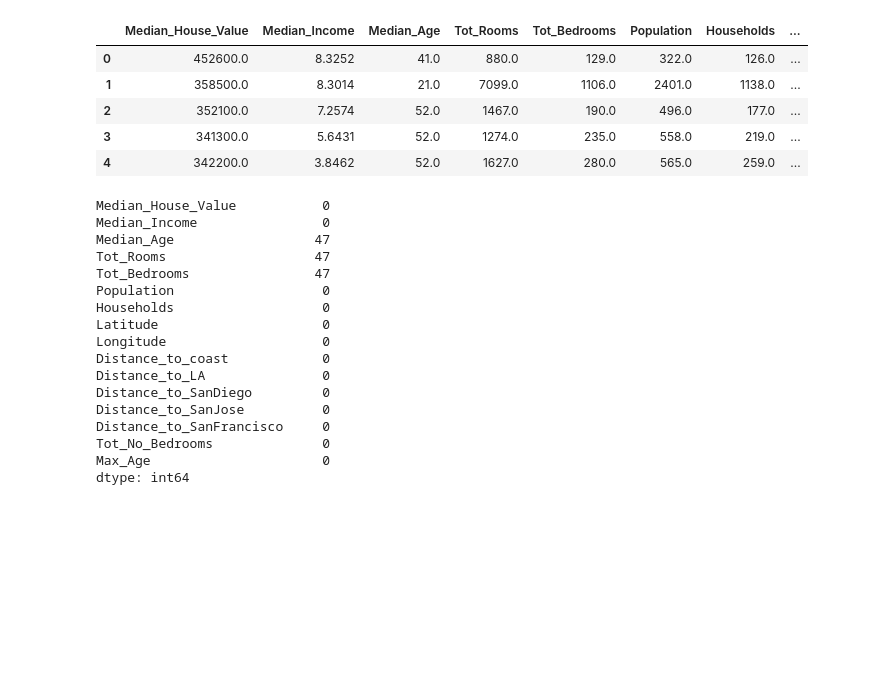
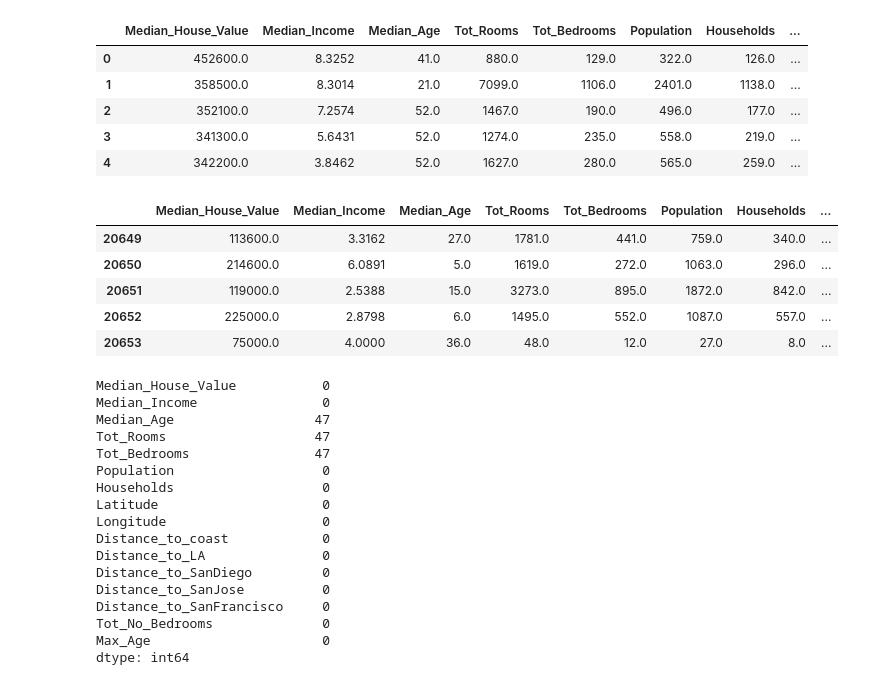
Before and after one commit to Fulin-ZHANG/Python_Group_Project, a Jupyter notebook: Session_02_project.ipynb, the cells around one changed output. Drawn from its saved outputs; the diff is of its cells as text; code cells hidden in the pictures; blank space fills up the shorter version.

```diff
--- a/Session_02_project.ipynb
+++ b/Session_02_project.ipynb
@@ -69,6 +78,15 @@ df.head()
 | 2 | 352100.0 | 7.2574 | 52.0 | 1467.0 | 190.0 | 496.0 | 177.0 | ... |
 | 3 | 341300.0 | 5.6431 | 52.0 | 1274.0 | 235.0 | 558.0 | 219.0 | ... |
 | 4 | 342200.0 | 3.8462 | 52.0 | 1627.0 | 280.0 | 565.0 | 259.0 | ... |
+# %%
+df.tail(5)
+# %% [output]
+|  | Median_House_Value | Median_Income | Median_Age | Tot_Rooms | Tot_Bedrooms | Population | Households | ... |
+| 20649 | 113600.0 | 3.3162 | 27.0 | 1781.0 | 441.0 | 759.0 | 340.0 | ... |
+| 20650 | 214600.0 | 6.0891 | 5.0 | 1619.0 | 272.0 | 1063.0 | 296.0 | ... |
+| 20651 | 119000.0 | 2.5388 | 15.0 | 3273.0 | 895.0 | 1872.0 | 842.0 | ... |
+| 20652 | 225000.0 | 2.8798 | 6.0 | 1495.0 | 552.0 | 1087.0 | 557.0 | ... |
+| 20653 | 75000.0 | 4.0000 | 36.0 | 48.0 | 12.0 | 27.0 | 8.0 | ... |
 # %%
 df.isnull().sum()
 # %% [output]
```
Also changed, not shown: parts of 16 cells of this notebook.
